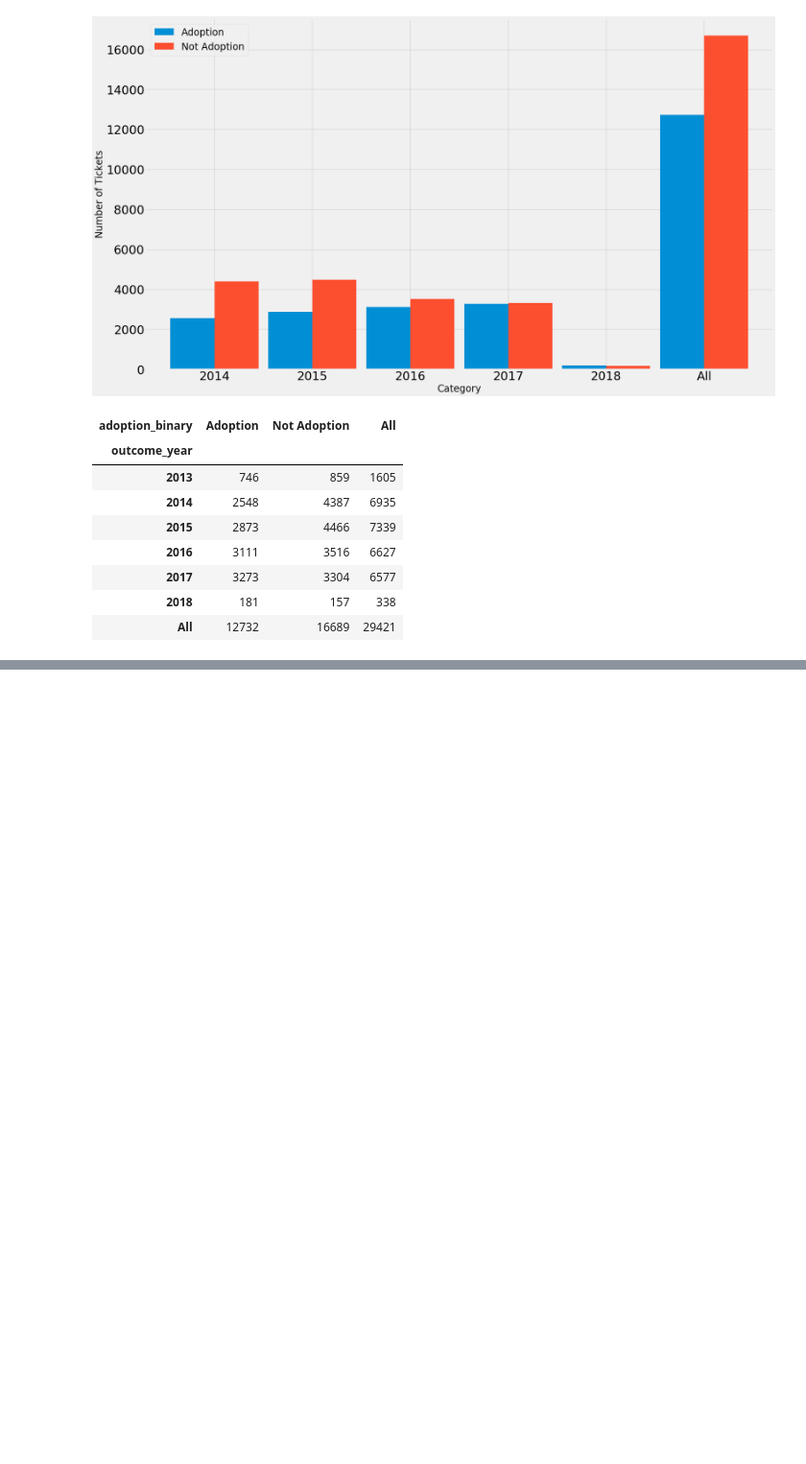
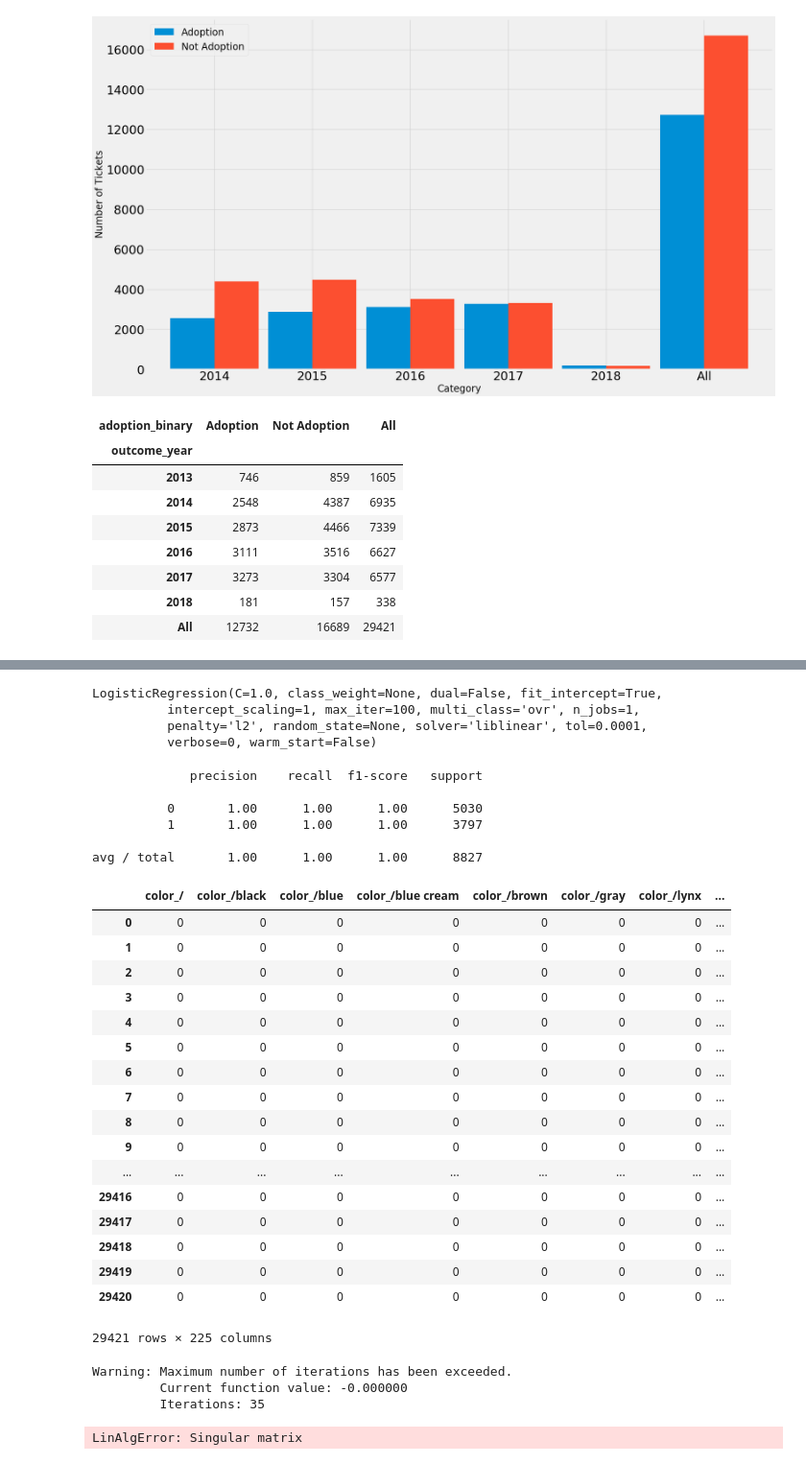
Before and after one commit to albertsaave/scs_3251_project, a Jupyter notebook: alberto-acc-shelter-cats.ipynb, the cells around one changed output, grey strips where cells are left out. Shown at 96% size. Cells and saved outputs as stored; diff of their text form; code cells hidden in the pictures; blank space fills up the shorter version.

```diff
--- a/alberto-acc-shelter-cats.ipynb
+++ b/alberto-acc-shelter-cats.ipynb
@@ -243,0 +240,3 @@ TypeError: unsupported operand type(s) for ** or pow(): 'float' and 'decimal.Dec
+# %%
+logistic_rows = cat_outcome_df.loc[:, ['color', 'breed', 'Spay/Neuter', 'sex', 'adoption_binary' ]]
+logistic_rows.head()
@@ -243,0 +250,3 @@ TypeError: unsupported operand type(s) for ** or pow(): 'float' and 'decimal.Dec
+# %%
+logistic_rows = pd.get_dummies(logistic_rows)
+logistic_rows.head()
@@ -243,0 +266,54 @@ TypeError: unsupported operand type(s) for ** or pow(): 'float' and 'decimal.Dec
+# %%
+from sklearn.linear_model import LogisticRegression
+logmodel = LogisticRegression()
+logmodel.fit(x_train,y_train)
+predictions = logmodel.predict(x_test)
+# %% [output]
+LogisticRegression(C=1.0, class_weight=None, dual=False, fit_intercept=True,
+          intercept_scaling=1, max_iter=100, multi_class='ovr', n_jobs=1,
+          penalty='l2', random_state=None, solver='liblinear', tol=0.0001,
+          verbose=0, warm_start=False)
+# %%
+from sklearn.metrics import classification_report
+print(classification_report(y_test,predictions))
+# %% [output]
+             precision    recall  f1-score   support
+
+          0       1.00      1.00      1.00      5030
+          1       1.00      1.00      1.00      3797
+
+avg / total       1.00      1.00      1.00      8827
+# %%
+import statsmodels.discrete.discrete_model as sm
+logistic_rows
+model = sm.Logit( logistic_rows.loc[:, ['adoption_binary_Adoption']],
+               logistic_rows.loc[:, ['Intercept',
+                                        'Cat/Kitten (outcome)_Kitten',
+                                        'Spay/Neuter_Yes',
+                                        'sex_Male',
+                                        'outcome_age_(years)']])
+res = model.fit()
+print(res.summary())
+# %% [output]
+|  | color_/ | color_/black | color_/blue | color_/blue cream | color_/brown | color_/gray | color_/lynx | ... |
+| 0 | 0 | 0 | 0 | 0 | 0 | 0 | 0 | ... |
+| 1 | 0 | 0 | 0 | 0 | 0 | 0 | 0 | ... |
+| 2 | 0 | 0 | 0 | 0 | 0 | 0 | 0 | ... |
+| 3 | 0 | 0 | 0 | 0 | 0 | 0 | 0 | ... |
+| 4 | 0 | 0 | 0 | 0 | 0 | 0 | 0 | ... |
+| 5 | 0 | 0 | 0 | 0 | 0 | 0 | 0 | ... |
+| 6 | 0 | 0 | 0 | 0 | 0 | 0 | 0 | ... |
+| 7 | 0 | 0 | 0 | 0 | 0 | 0 | 0 | ... |
+| 8 | 0 | 0 | 0 | 0 | 0 | 0 | 0 | ... |
+| 9 | 0 | 0 | 0 | 0 | 0 | 0 | 0 | ... |
+| ... | ... | ... | ... | ... | ... | ... | ... | ... |
+| 29416 | 0 | 0 | 0 | 0 | 0 | 0 | 0 | ... |
+| 29417 | 0 | 0 | 0 | 0 | 0 | 0 | 0 | ... |
+| 29418 | 0 | 0 | 0 | 0 | 0 | 0 | 0 | ... |
+| 29419 | 0 | 0 | 0 | 0 | 0 | 0 | 0 | ... |
+| 29420 | 0 | 0 | 0 | 0 | 0 | 0 | 0 | ... |
+29421 rows × 225 columns
+Warning: Maximum number of iterations has been exceeded.
+         Current function value: -0.000000
+         Iterations: 35
+LinAlgError: Singular matrix
```
Also changed, not shown: parts of 5 cells of this notebook.
